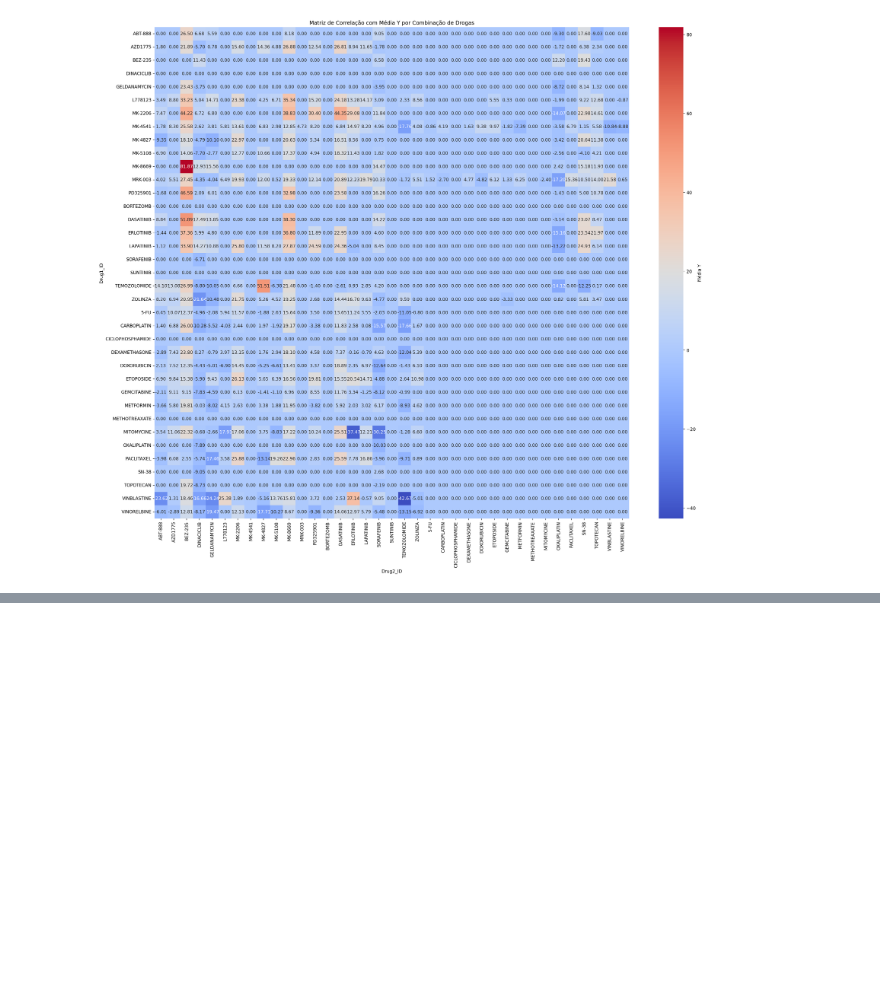
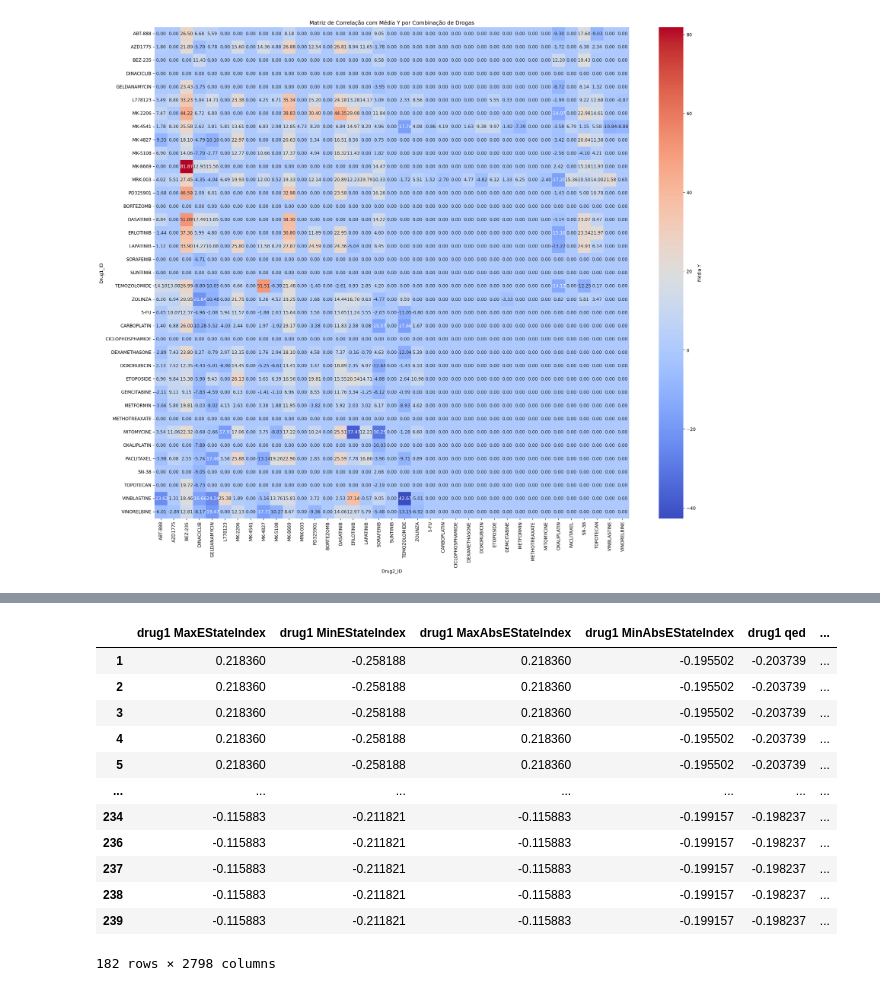
Before and after one commit to GuilhermeLoboSousa/Work-SIB, a Jupyter notebook: exercicio_extra.ipynb, the cells around one changed output, grey strips where cells are left out. Saved outputs shown, nothing was run; the diff lists cells and outputs as text; code cells hidden in the pictures; blank space fills up the shorter version.

```diff
--- a/exercicio_extra.ipynb
+++ b/exercicio_extra.ipynb
@@ -105,0 +352,17 @@ print(len(drogas))
+# %%
+data = data.dropna()
+data
+# %% [output]
+|  | drug1 MaxEStateIndex | drug1 MinEStateIndex | drug1 MaxAbsEStateIndex | drug1 MinAbsEStateIndex | drug1 qed | ... |
+| 1 | 0.218360 | -0.258188 | 0.218360 | -0.195502 | -0.203739 | ... |
+| 2 | 0.218360 | -0.258188 | 0.218360 | -0.195502 | -0.203739 | ... |
+| 3 | 0.218360 | -0.258188 | 0.218360 | -0.195502 | -0.203739 | ... |
+| 4 | 0.218360 | -0.258188 | 0.218360 | -0.195502 | -0.203739 | ... |
+| 5 | 0.218360 | -0.258188 | 0.218360 | -0.195502 | -0.203739 | ... |
+| ... | ... | ... | ... | ... | ... | ... |
+| 234 | -0.115883 | -0.211821 | -0.115883 | -0.199157 | -0.198237 | ... |
+| 236 | -0.115883 | -0.211821 | -0.115883 | -0.199157 | -0.198237 | ... |
+| 237 | -0.115883 | -0.211821 | -0.115883 | -0.199157 | -0.198237 | ... |
+| 238 | -0.115883 | -0.211821 | -0.115883 | -0.199157 | -0.198237 | ... |
+| 239 | -0.115883 | -0.211821 | -0.115883 | -0.199157 | -0.198237 | ... |
+182 rows × 2798 columns
```
Also changed, not shown: parts of 39 cells of this notebook.
